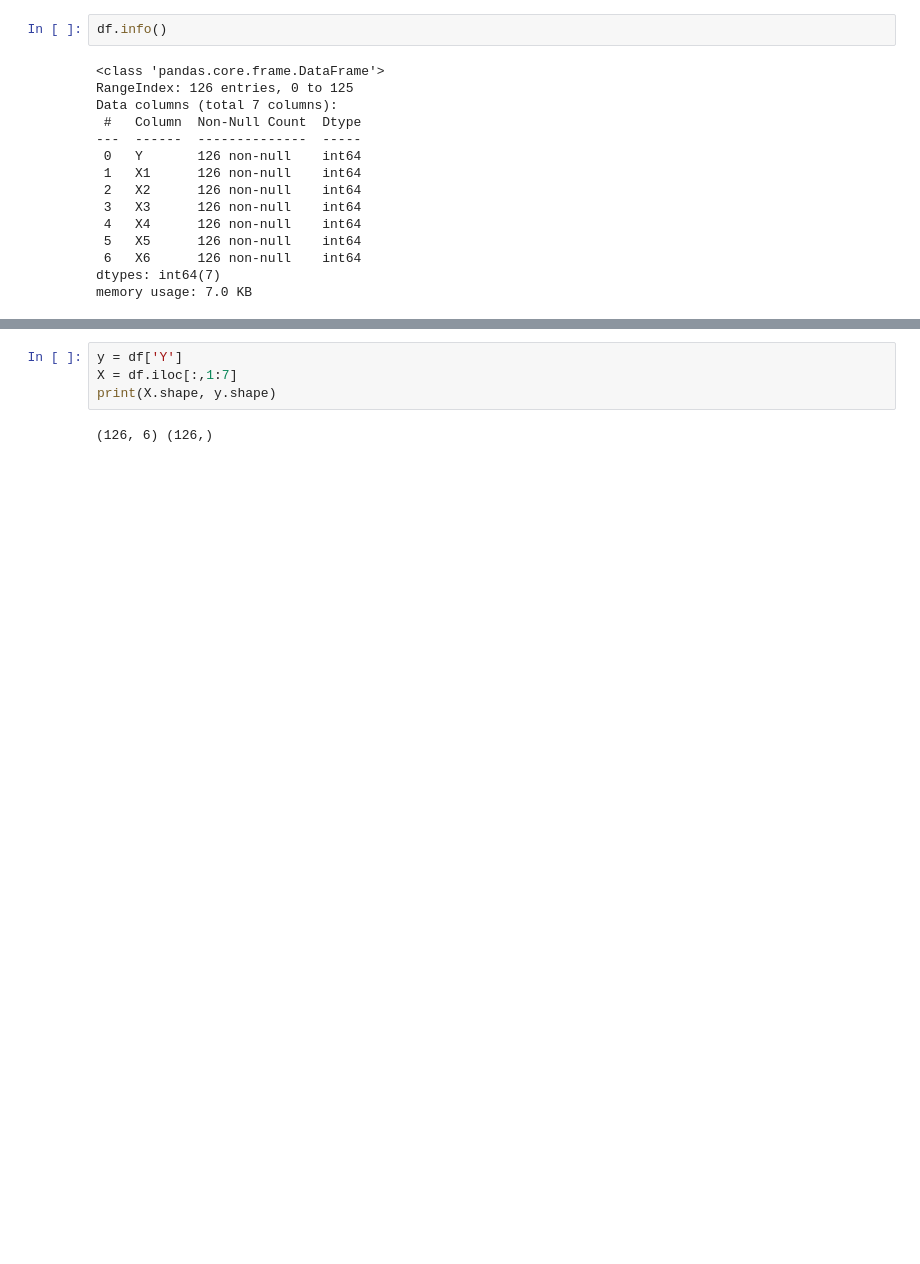
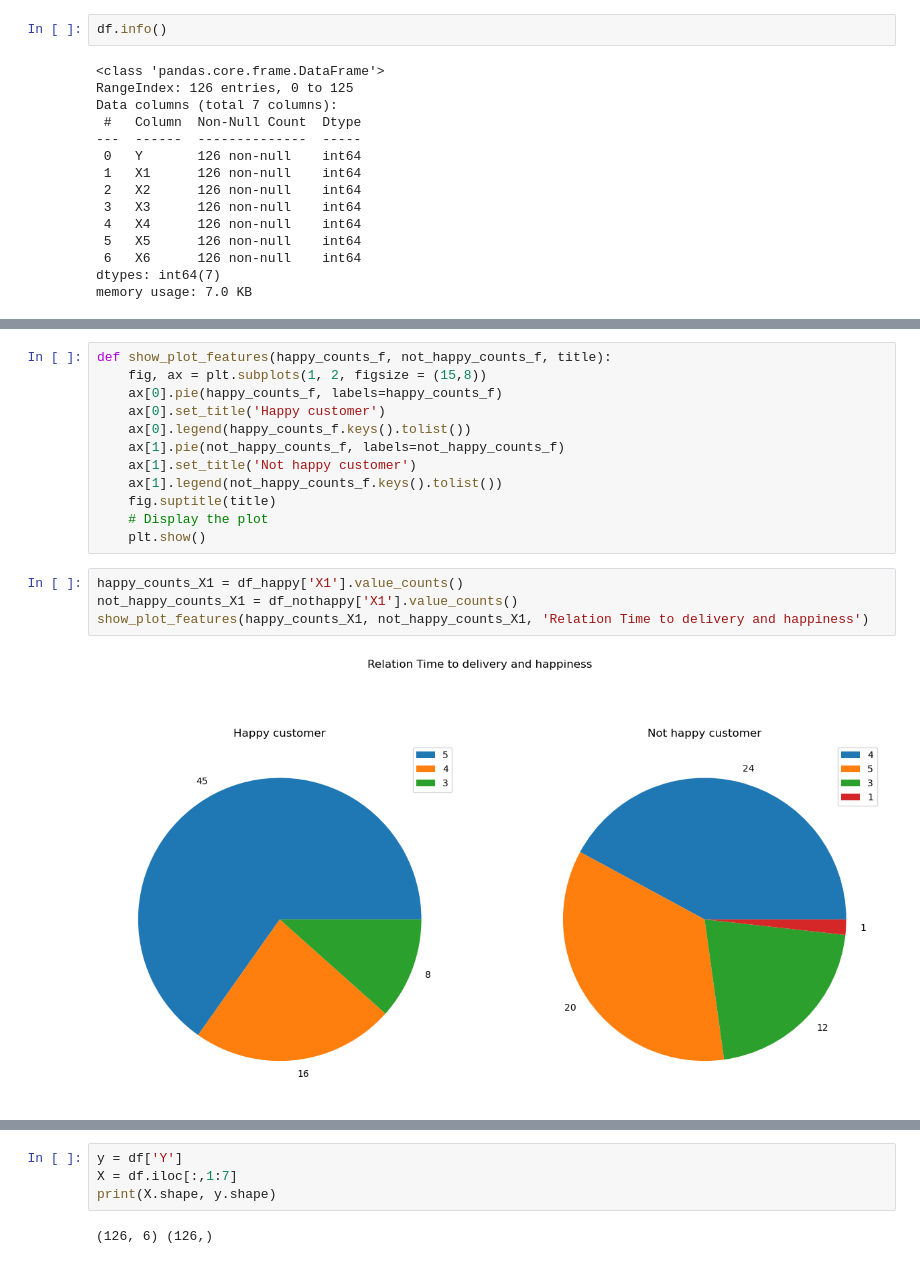
Before and after one commit to chiara89/mFi8znFt4ZE6Spwv, a Jupyter notebook: happyCustomerModel.ipynb, the cells around one changed output, grey strips where cells are left out. Saved outputs shown, nothing was run; the diff lists cells and outputs as text; blank space fills up the shorter version.

```diff
--- a/happyCustomerModel.ipynb
+++ b/happyCustomerModel.ipynb
@@ -77,0 +130,18 @@ memory usage: 7.0 KB
+# %%
+def show_plot_features(happy_counts_f, not_happy_counts_f, title):
+    fig, ax = plt.subplots(1, 2, figsize = (15,8))
+    ax[0].pie(happy_counts_f, labels=happy_counts_f)
+    ax[0].set_title('Happy customer')
+    ax[0].legend(happy_counts_f.keys().tolist())
+    ax[1].pie(not_happy_counts_f, labels=not_happy_counts_f)
+    ax[1].set_title('Not happy customer')
+    ax[1].legend(not_happy_counts_f.keys().tolist())
+    fig.suptitle(title)
+    # Display the plot
+    plt.show()
+# %%
+happy_counts_X1 = df_happy['X1'].value_counts()
+not_happy_counts_X1 = df_nothappy['X1'].value_counts()
+show_plot_features(happy_counts_X1, not_happy_counts_X1, 'Relation Time to delivery and happiness')
+# %% [output]
+[figure, added]
```
Also changed, not shown: parts of 22 cells of this notebook.
